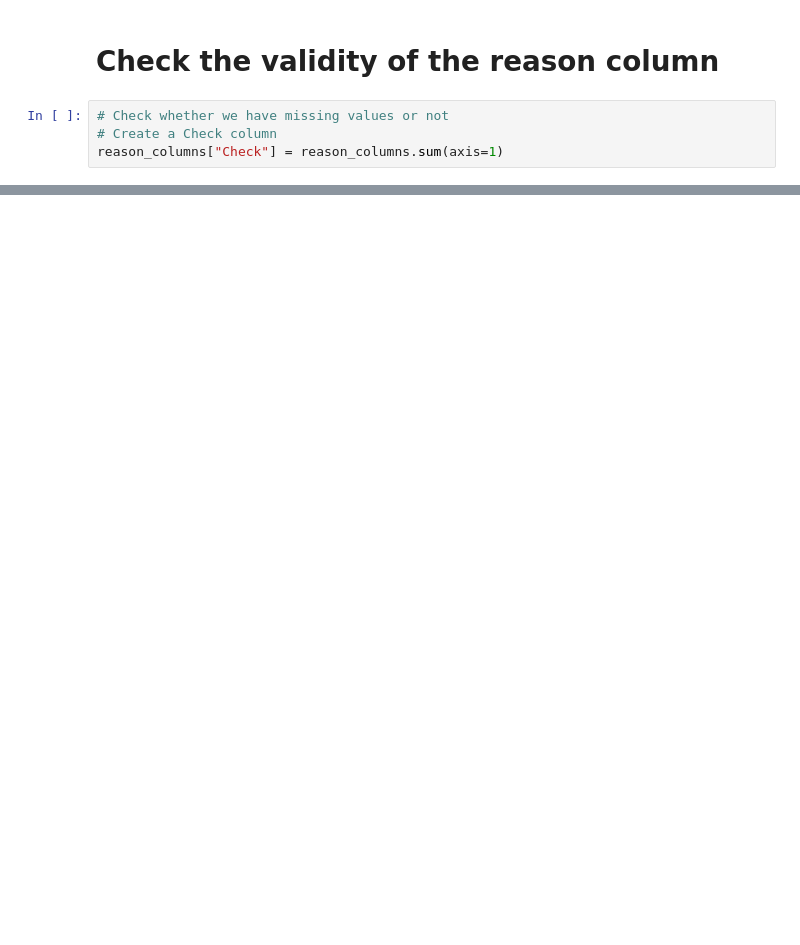
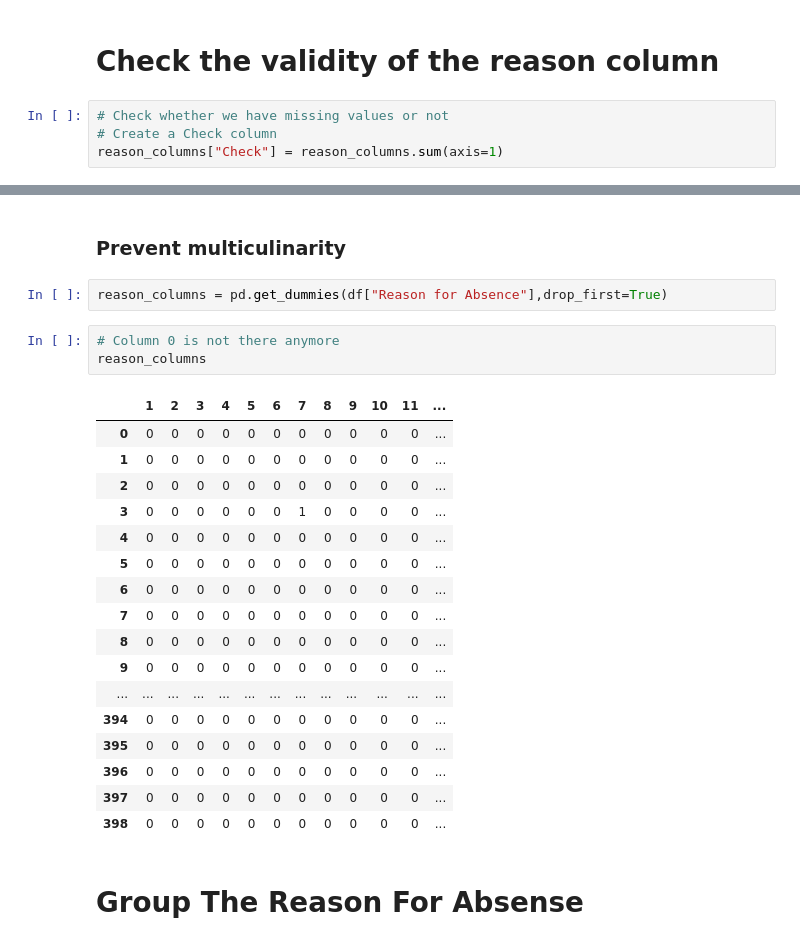
Before and after one commit to Savas21/Absenteeism, a Jupyter notebook: Preprocessing.ipynb, the cells around one changed output, grey strips where cells are left out. Cells and saved outputs as stored; diff of their text form; blank space fills up the shorter version.

Commit message:
Multiculinarity,Rename, reorder the columns, checkpoints

```diff
--- a/Preprocessing.ipynb
+++ b/Preprocessing.ipynb
@@ -174,0 +297,27 @@ reason_columns
+# %% [markdown]
+### Prevent multiculinarity
+# %%
+reason_columns = pd.get_dummies(df["Reason for Absence"],drop_first=True)
+# %%
+# Column 0 is not there anymore
+reason_columns
+# %% [output]
+|  | 1 | 2 | 3 | 4 | 5 | 6 | 7 | 8 | 9 | 10 | 11 | ... |
+| 0 | 0 | 0 | 0 | 0 | 0 | 0 | 0 | 0 | 0 | 0 | 0 | ... |
+| 1 | 0 | 0 | 0 | 0 | 0 | 0 | 0 | 0 | 0 | 0 | 0 | ... |
+| 2 | 0 | 0 | 0 | 0 | 0 | 0 | 0 | 0 | 0 | 0 | 0 | ... |
+| 3 | 0 | 0 | 0 | 0 | 0 | 0 | 1 | 0 | 0 | 0 | 0 | ... |
+| 4 | 0 | 0 | 0 | 0 | 0 | 0 | 0 | 0 | 0 | 0 | 0 | ... |
+| 5 | 0 | 0 | 0 | 0 | 0 | 0 | 0 | 0 | 0 | 0 | 0 | ... |
+| 6 | 0 | 0 | 0 | 0 | 0 | 0 | 0 | 0 | 0 | 0 | 0 | ... |
+| 7 | 0 | 0 | 0 | 0 | 0 | 0 | 0 | 0 | 0 | 0 | 0 | ... |
+| 8 | 0 | 0 | 0 | 0 | 0 | 0 | 0 | 0 | 0 | 0 | 0 | ... |
+| 9 | 0 | 0 | 0 | 0 | 0 | 0 | 0 | 0 | 0 | 0 | 0 | ... |
+| ... | ... | ... | ... | ... | ... | ... | ... | ... | ... | ... | ... | ... |
+| 394 | 0 | 0 | 0 | 0 | 0 | 0 | 0 | 0 | 0 | 0 | 0 | ... |
+| 395 | 0 | 0 | 0 | 0 | 0 | 0 | 0 | 0 | 0 | 0 | 0 | ... |
+| 396 | 0 | 0 | 0 | 0 | 0 | 0 | 0 | 0 | 0 | 0 | 0 | ... |
+| 397 | 0 | 0 | 0 | 0 | 0 | 0 | 0 | 0 | 0 | 0 | 0 | ... |
+| 398 | 0 | 0 | 0 | 0 | 0 | 0 | 0 | 0 | 0 | 0 | 0 | ... |
+# %% [markdown]
+# Group The Reason For Absense
```
Also changed, not shown: parts of 38 cells of this notebook.
